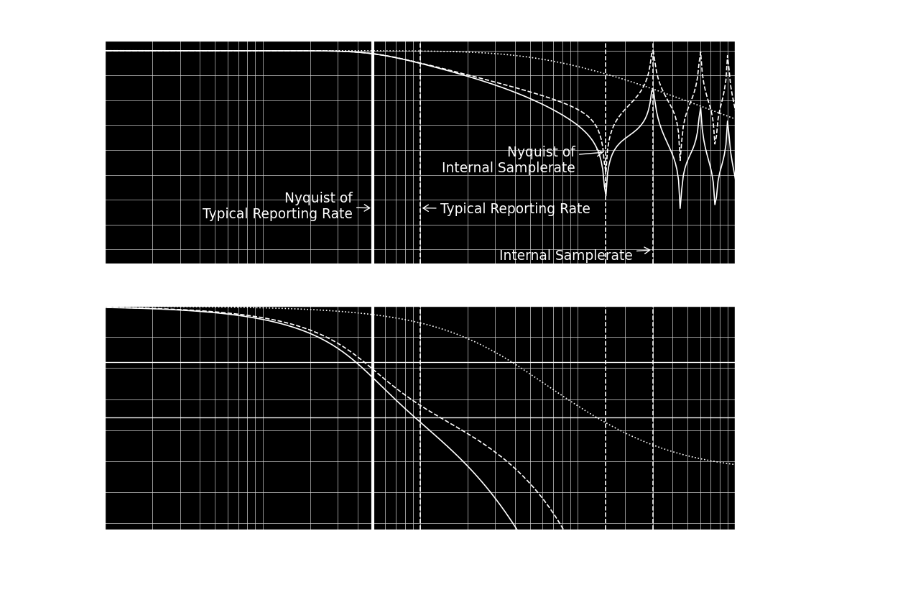
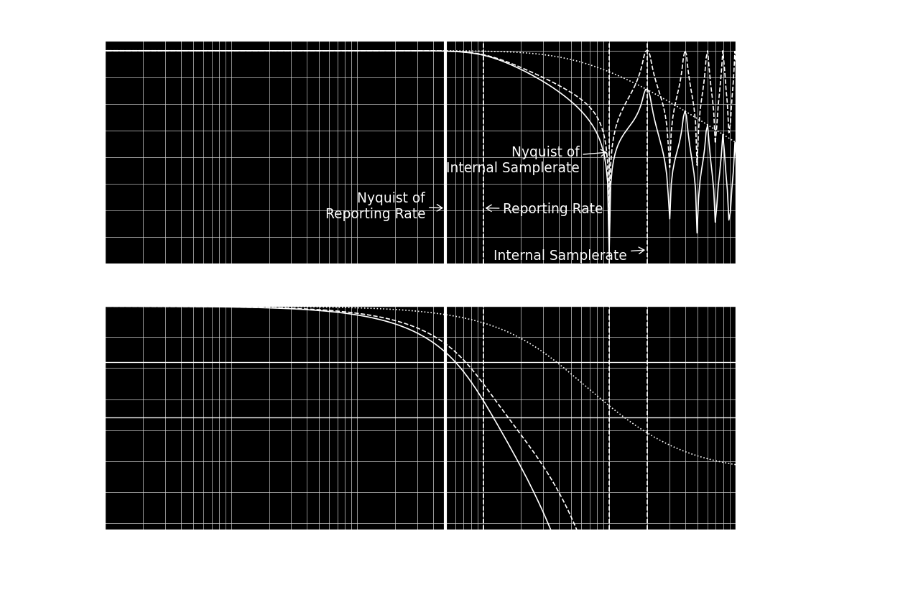
Before and after one commit to deimoscontrols/deimos, a Jupyter notebook: hardware/sims/analog_i_filters/analog_i_filters.ipynb, the cells around one changed output. Cells and saved outputs as stored; diff of their text form; code cells hidden in the pictures.

```diff
--- a/hardware/sims/analog_i_filters/analog_i_filters.ipynb
+++ b/hardware/sims/analog_i_filters/analog_i_filters.ipynb
@@ -153,13 +167,13 @@ c = 1e-6  # [F]
 rc_cutoff = 1 / (2.0 * np.pi * r * c)  # [Hz]
 
 # Reference points
-internal_samplerate = 30e3  # [Hz]
+internal_samplerate = 20e3  # [Hz]
 reporting_rate = 1e3  # [Hz]
 
 #   [dimensionless] butterworth filter cutoff as a fraction of samplerate
 #   with cutoff parked at reporting rate, allowing some aliasing in exchange for
 #   reduced phase distortion
-butter_cutoff_ratio = reporting_rate / internal_samplerate / 2
+butter_cutoff_ratio = reporting_rate / internal_samplerate
 
 #   Analog Sallen-Key filter
 r1, r2, c1, c2 = 3.3e3, 3.3e3, 10e-9, 10e-9  # [ohm], [F]
@@ -249,20 +264,6 @@ total_phase = digital_phase + analog_phase  # [deg]
 # Magnitude
 plt.figure(figsize=(12, 8))
 plt.subplot(2, 1, 1)
-# plt.semilogx(
-#     rc_w / (2.0 * np.pi),
-#     rc_mag,
-#     color="w",
-#     linestyle="dotted",
-#     label="ADC Input Filter",
-# )
-# plt.semilogx(
-#     rc_w / (2.0 * np.pi),
-#     sk_mag,
-#     color="w",
-#     linestyle="dotted",
-#     label="Sallen-Key Filter",
-# )
 plt.semilogx(
     rc_w / (2.0 * np.pi),
     analog_mag,
@@ -313,7 +314,7 @@ plt.annotate(
 
 plt.axvline(x=reporting_rate, color="w", linestyle="--")
 plt.annotate(
-    "Typical Reporting Rate",
+    "Reporting Rate",
     xy=(reporting_rate, ymax - 3 * dy / 4),
     xytext=(20, -5),
     textcoords="offset points",
@@ -323,7 +324,7 @@ plt.annotate(
 
 plt.axvline(x=reporting_rate / 2, color="w", linestyle="-", linewidth=3)
 plt.annotate(
-    "Nyquist of\nTypical Reporting Rate",
+    "Nyquist of\nReporting Rate",
     xy=(reporting_rate / 2, ymax - 3 * dy / 4),
     xytext=(-20, -10),
     textcoords="offset points",
@@ -331,18 +332,11 @@ plt.annotate(
     ha="right",
 )
 
-# plt.axvline(x=rc_cutoff, color="w", linestyle="--")
-# plt.annotate(
-#     "ADC Input\nFilter Cutoff",
-#     xy=(rc_cutoff, ymax - 3 * dy / 4),
-#     xytext=(-20, -10),
-#     textcoords="offset points",
-#     arrowprops={"linewidth": 1, "facecolor": "k", "arrowstyle": "->,head_width=.25"},
-#     ha="right",
-# )
 plt.xlim(left=np.min(rc_w), right=1e5)
 
-plt.legend(bbox_to_anchor=[1, 1, 0, 0], loc="upper left", borderaxespad=0.01, framealpha=0)
+plt.legend(
+    bbox_to_anchor=[1, 1, 0, 0], loc="upper left", borderaxespad=0.01, framealpha=0
+)
 
 # Phase
 plt.subplot(2, 1, 2)
@@ -359,34 +353,31 @@ plt.semilogx(
     color="w",
     linestyle="--",
     label="Digital Filter",
 )
 plt.semilogx(
     rc_w[inds] / (2.0 * np.pi),
     total_phase[inds],
     color="w",
     linestyle="-",
     label="Aggregate Filter",
 )
 plt.xlabel("Frequency [Hz]")
 plt.ylabel("Phase [deg]")
 plt.grid(which="both", linewidth=0.5)
 
 plt.axvline(x=internal_samplerate, color="w", linestyle="--")
 plt.axvline(x=internal_samplerate / 2, color="w", linestyle="--")
 plt.axvline(x=reporting_rate, color="w", linestyle="--")
 plt.axvline(x=reporting_rate / 2, color="w", linestyle="-", linewidth=3)
-# plt.axvline(x=rc_cutoff, color="w", linestyle="--")
 plt.axhline(y=-180, color="w", linewidth=1)
 plt.axhline(y=-90, color="w", linewidth=1)
 
 plt.xlim(left=np.min(rc_w), right=1e5)
 plt.ylim(-360, 0)
 
-# plt.legend(bbox_to_anchor=[1, 1, 0, 0], loc="upper left")
-
 plt.tight_layout()
 
 plt.savefig("./sk_3kHz.svg", transparent=True)
 plt.show()
 # %% [output]
-[figure, old version]
+[figure, new version]
```
Also changed, not shown: parts of 2 cells of this notebook, 1 other file.
